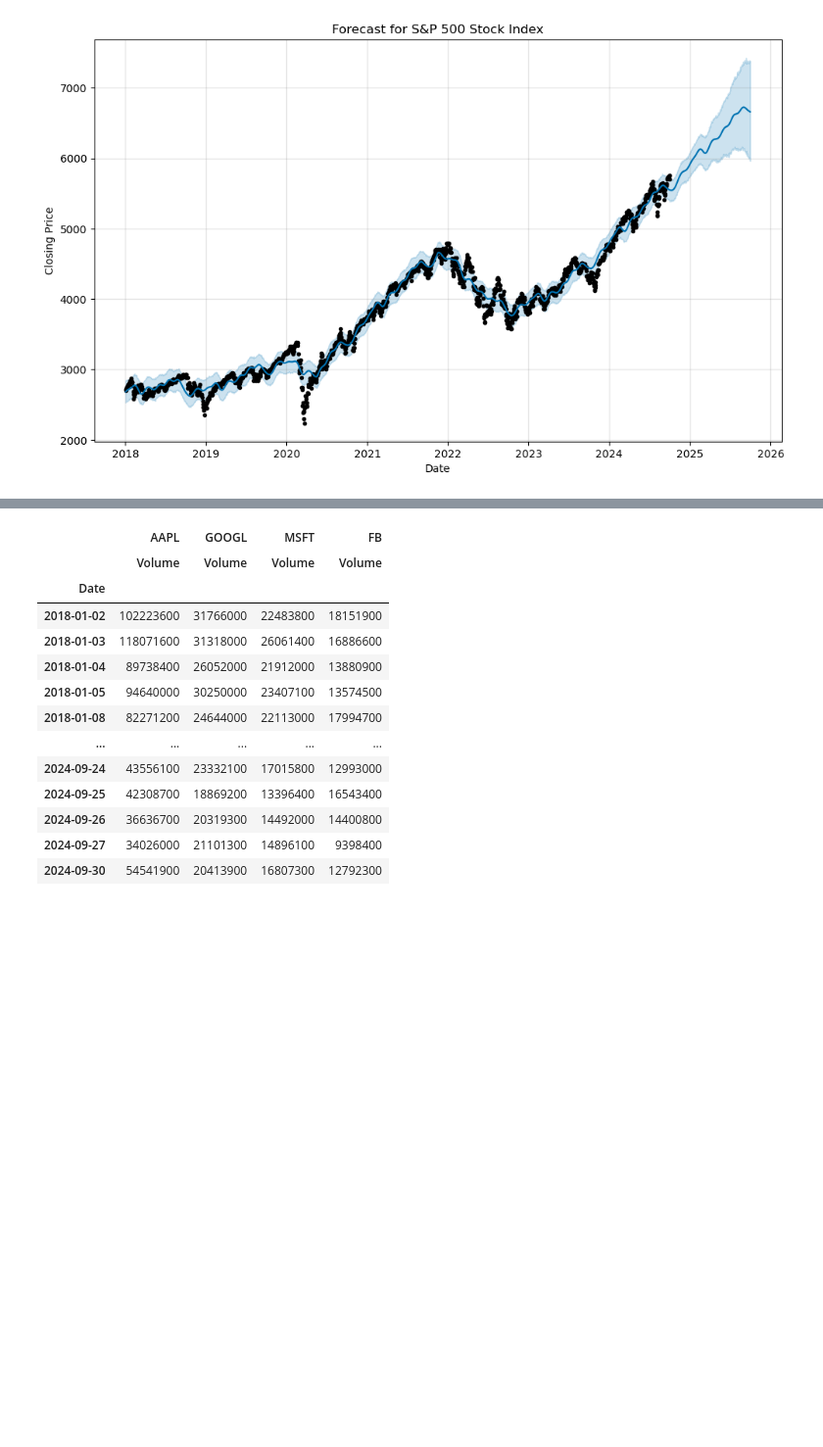
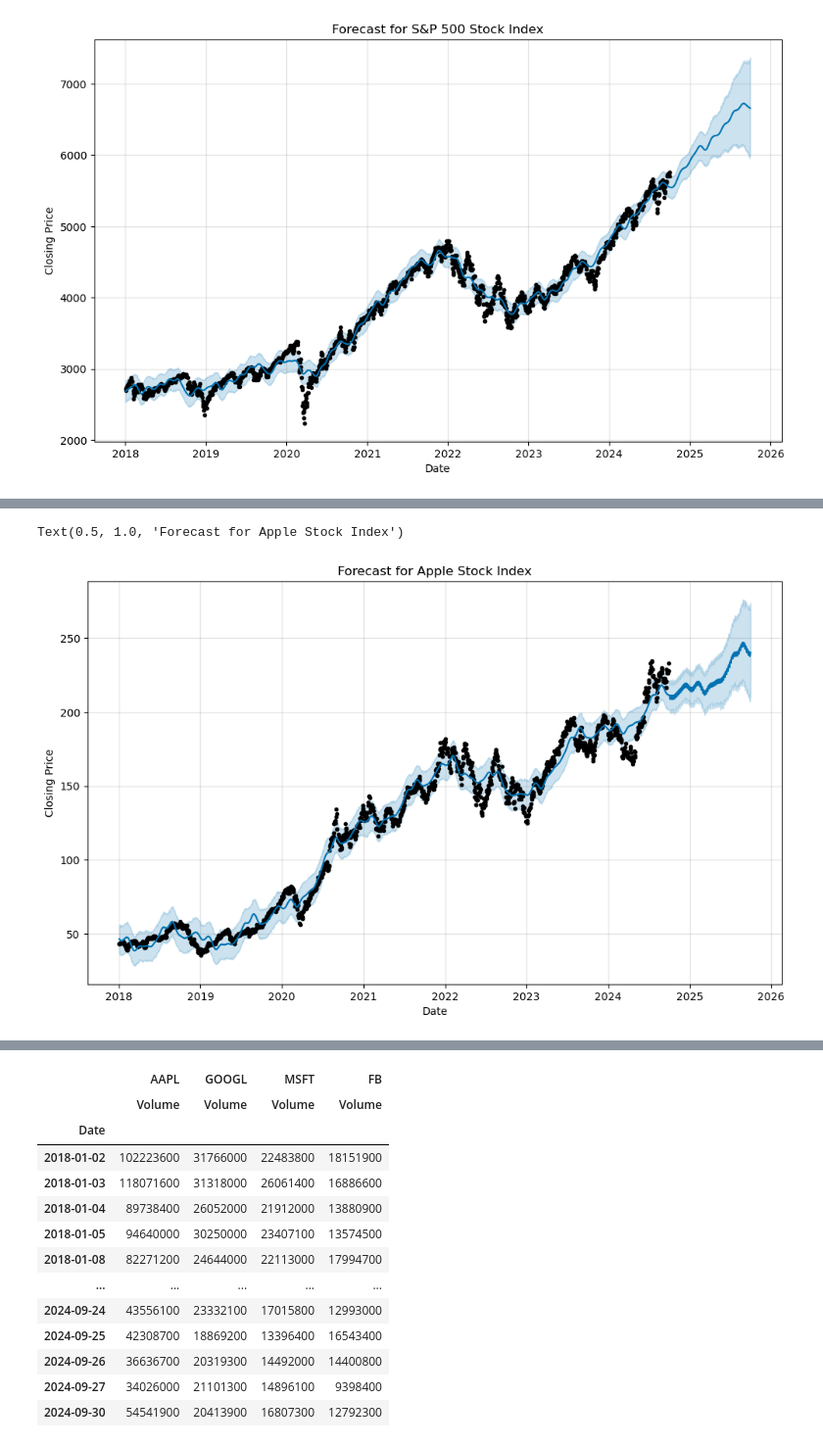
Before and after one commit to KingCam12/Project1_Group3, a Jupyter notebook: project1_group3.ipynb, the cells around one changed output, grey strips where cells are left out. Shown at 98% size. Drawn from its saved outputs; the diff is of its cells as text; code cells hidden in the pictures; blank space fills up the shorter version.

```diff
--- a/project1_group3.ipynb
+++ b/project1_group3.ipynb
@@ -544,3 +727,9 @@ plt.title("Forecast for S&P 500 Stock Index")
 # %% [output]
 Text(0.5, 1.0, 'Forecast for S&P 500 Stock Index')
 [figure]
+# %%
+# Create a Dataframe for AAPL to include date and closing price
+df_apple = apple_data_2018_2024.reset_index()[["Date", "Close"]].rename(columns={"Date": "ds", "Close": "y"})
+
+# Review the Apple dataframe
+df_apple
@@ -546,0 +750,11 @@ Text(0.5, 1.0, 'Forecast for S&P 500 Stock Index')
+# %%
+# Create a Prophet model for Apple stock index
+from prophet import Prophet
+model_apple = Prophet()
+
+# Fit the model with Apple data
+model_apple.fit(df_apple)
+
+# Forecast for Apple stock index for the next 1 year
+future_apple = model_apple.make_future_dataframe(periods=365, freq="D")
+future_apple.tail()
@@ -546,0 +770,6 @@ Text(0.5, 1.0, 'Forecast for S&P 500 Stock Index')
+# %%
+# Make predictions for Apple stock index
+forecast_apple = model_apple.predict(future_apple)
+
+# Display the forecast for Apple stock index
+forecast_apple[['ds', 'yhat', 'yhat_lower', 'yhat_upper']].tail()
@@ -546,0 +783,7 @@ Text(0.5, 1.0, 'Forecast for S&P 500 Stock Index')
+# %%
+# Plot the forecast for Apple stock index
+model_apple.plot(forecast_apple, xlabel="Date", ylabel="Closing Price")
+plt.title("Forecast for Apple Stock Index")
+# %% [output]
+Text(0.5, 1.0, 'Forecast for Apple Stock Index')
+[figure, added]
```
Also changed, not shown: parts of 36 cells of this notebook, 2 other files.
